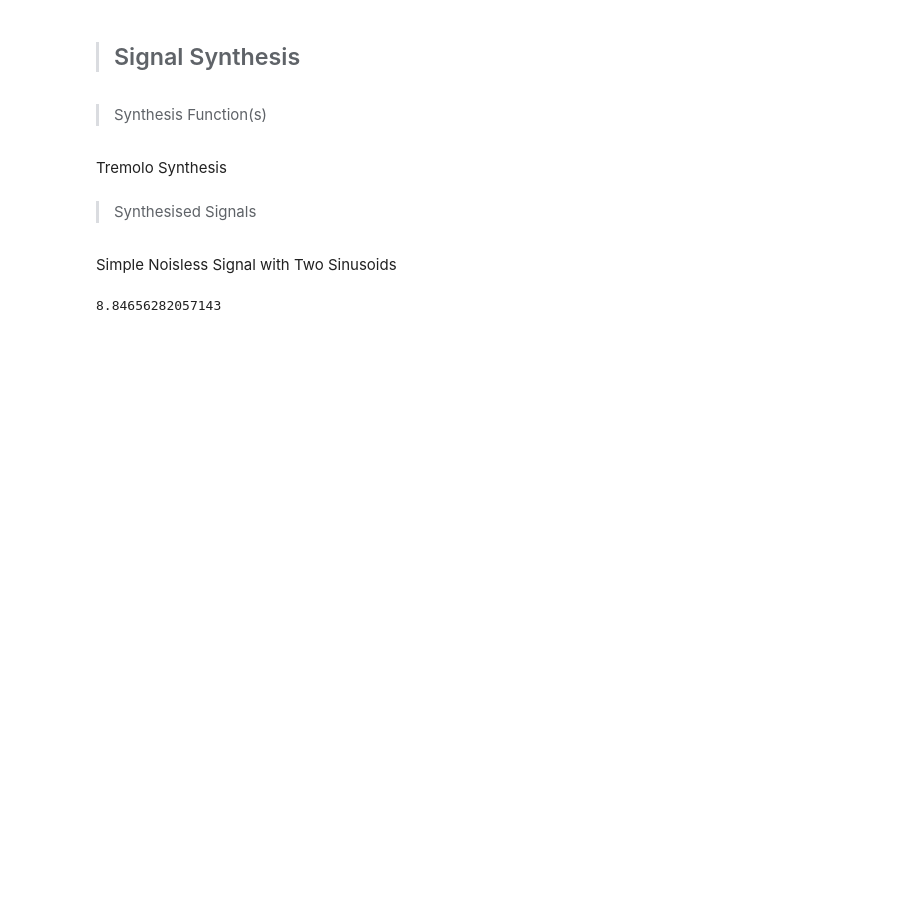
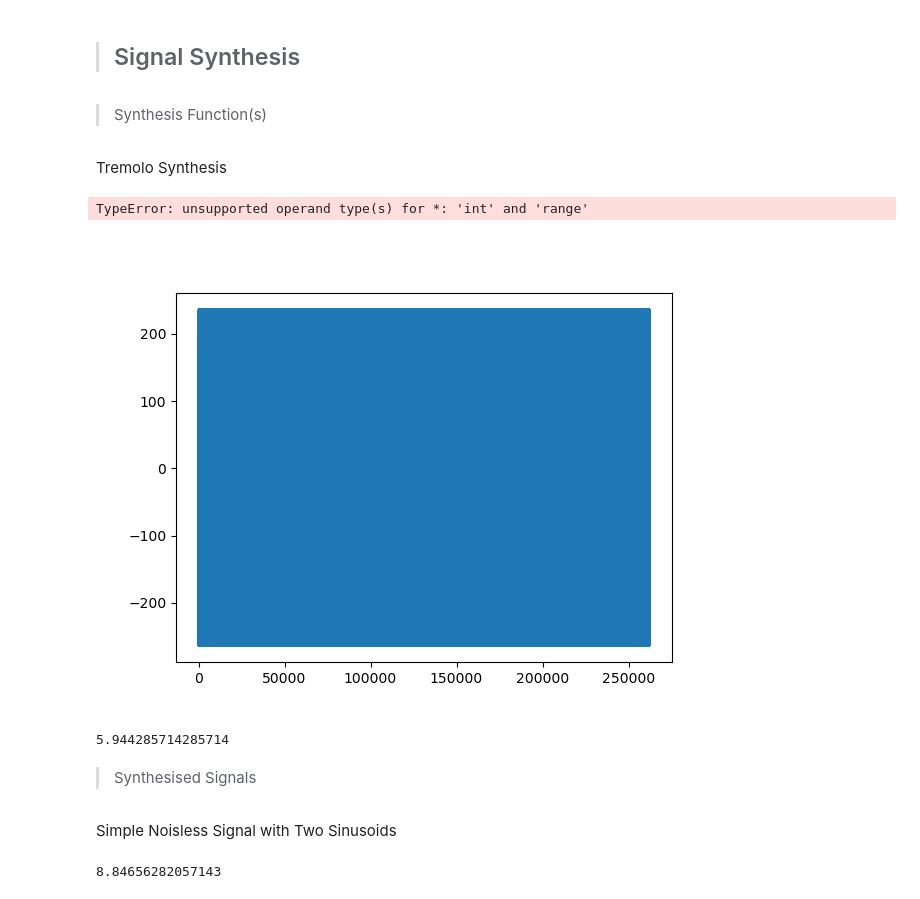
Before and after one commit to piptouque/atiam_pam_hrparam, a Jupyter notebook: source/ESPRIT-Roy.ipynb, the cells around one changed output. Cells and saved outputs as stored; diff of their text form; code cells hidden in the pictures; blank space fills up the shorter version.

Commit message:
added STFT and tremolo synth
Co-authored-by: piptouque <piptouque@users.noreply.github.com>

```diff
--- a/source/ESPRIT-Roy.ipynb
+++ b/source/ESPRIT-Roy.ipynb
@@ -310,9 +338,10 @@ def Tremolo(N: int, delta: np.ndarray, f: np.ndarray, a: np.ndarray, phi : np.nd
     # noisy: set to True if a noisy signal is desired
 
     t = range(N)                    #time range
+    t_array = np.arange(N)          #time array
     logz = delta + 1j*2*np.pi*f     #log of poles
     alpha = a*np.exp(1j*phi)        #complex amplitudes
-    mod = np.exp(1j*h*np.sin(2*np.pi*f_m*t))
+    mod = np.exp(1j*h*np.sin(2*np.pi*int(f_m)*t_array))
 
     x = np.sum(np.outer(alpha, np.ones(N))*np.exp(np.outer(logz, t)), axis=0)  #noisless signal (ESM)
     x = x*mod # modulated signal
@@ -326,3 +355,29 @@ def Tremolo(N: int, delta: np.ndarray, f: np.ndarray, a: np.ndarray, phi : np.nd
         b = b*np.sqrt(Ex/Eb)*10**(-noisy/20) #This is from TP HR. Isn't noisy equal to 1 in this case? Maybe this was originally meant to be a general formula without an if statement?
         s = x+b     #noisy signal
     return s
+# %%
+xxx = 5*range(10)
+type(range)
+# %% [output]
+TypeError: unsupported operand type(s) for *: 'int' and 'range'
+# %%
+N_trem0 = 2**18-1
+
+K_trem0 = 8
+
+f0 = 0.01
+f_trem0 = f0*np.arange(1,K_trem0+1)
+
+a_trem0 = 100*np.random.rand(K_trem0)
+
+delta_trem0 = 0*np.random.rand(K_trem0)
+
+phi_trem0 = 2*np.random.rand(K_trem0)
+
+tremolo0 = Tremolo(N_trem0, delta_trem0, f_trem0, a_trem0, phi_trem0, 0.00001, 1000)
+# %%
+plt.figure()
+plt.plot(np.real(tremolo0))
+plt.show()
+# %% [output]
+[figure, added]
@@ -329,3 +388,7 @@ def Tremolo(N: int, delta: np.ndarray, f: np.ndarray, a: np.ndarray, phi : np.nd
+# %%
+N_trem0/fs
+# %% [output]
+5.944285714285714
 # %% [markdown]
 > Synthesised Signals
 # %% [markdown]
```
Also changed, not shown: parts of 5 cells of this notebook.
